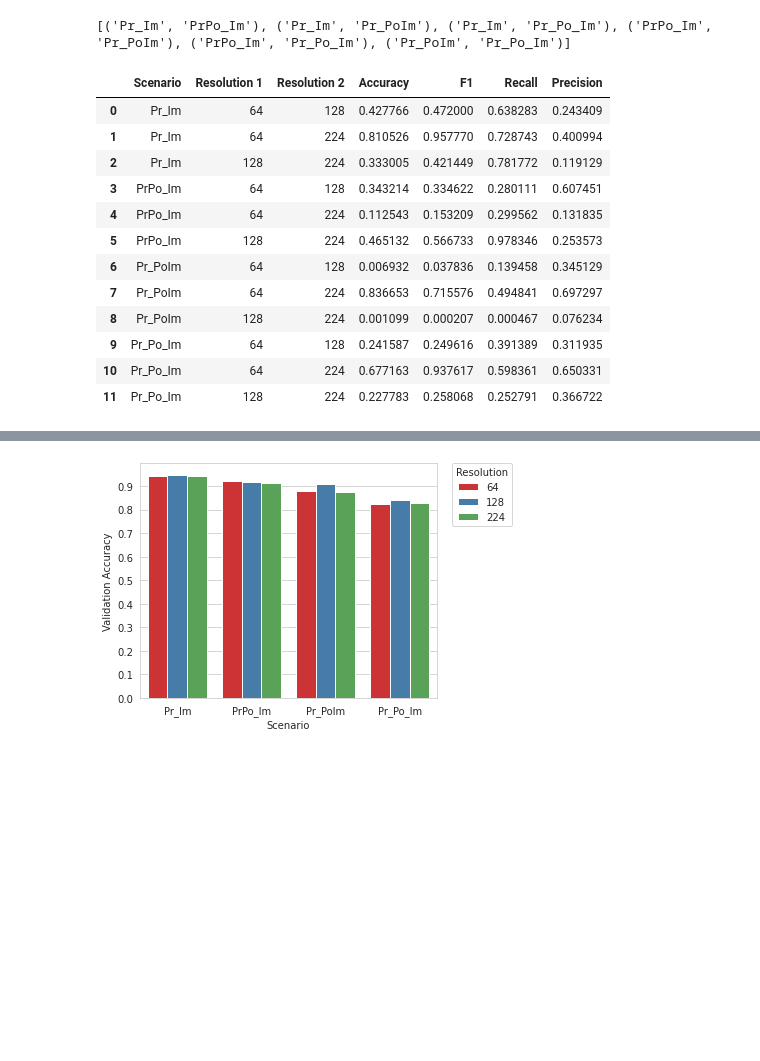
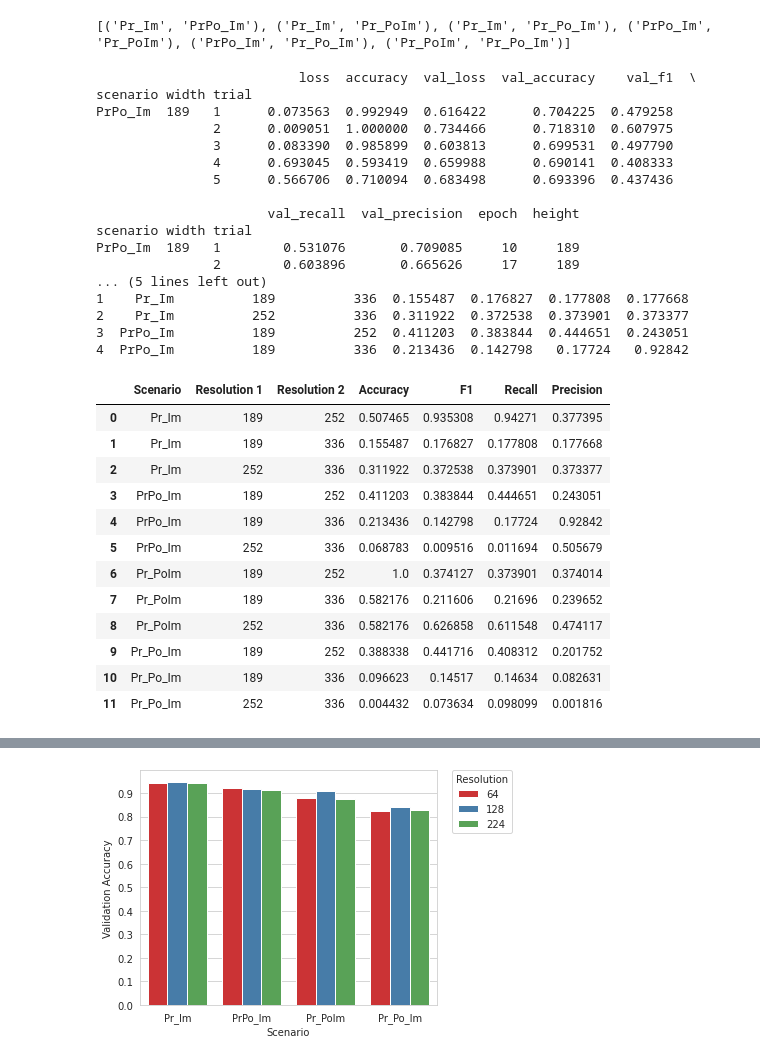
Before and after one commit to narslab/vis-inference, a Jupyter notebook: bin/jupyter/sensitivity-analysis.ipynb, the cells around one changed output, grey strips where cells are left out. Saved outputs shown, nothing was run; the diff lists cells and outputs as text; code cells hidden in the pictures; blank space fills up the shorter version.

```diff
--- a/bin/jupyter/sensitivity-analysis.ipynb
+++ b/bin/jupyter/sensitivity-analysis.ipynb
@@ -12,21 +12,23 @@ import matplotlib.ticker as tkr
 from itertools import combinations
 from scipy.stats import ttest_ind, f_oneway # for independent t-test
 # %%
-SENSITIVITY_RESULTS_DIR = '../../results/sensitivity-tests-02272021'
+SENSITIVITY_RESULTS_DIR = '../../results/sensitivity-tests-07272021' #'../../results/sensitivity-tests-02272021'
 SCENARIO_LIST = ["Pr_Im", "PrPo_Im", "Pr_PoIm", "Pr_Po_Im"]
+IMAGE_WIDTH_LIST = [189, 252, 336]
 # %%
 def getPerformanceDataFrame():
     result_file_list = getListOfFiles(SENSITIVITY_RESULTS_DIR)
     df = pd.DataFrame()
     for filename in result_file_list:
-        if "scenario_resolution_" in filename:
+        if "scenario-resolution-" in filename:
             performance_dict = json.load(open(filename))
             performance_df = pd.DataFrame(performance_dict["metrics"])
             performance_df['epoch'] = performance_df.index + 1
-            performance_df["resolution"] = performance_dict["image_size"]
+            performance_df["width"] = performance_dict["image_width"]
+            performance_df["height"] = performance_dict["image_height"]
             performance_df["scenario"] = performance_dict["scenario"]
             #performance_df["best_val_accuracy"] = performance_dict["best_val_accuracy"]
-            performance_df["trial"] = int(filename.split("_")[-1].split(".")[0])
+            performance_df["trial"] = int(filename.split("-")[-1].split(".")[0])
             df = df.append(performance_df, ignore_index=True)
     return(df)
 # %%
@@ -72,35 +90,53 @@ dpmax = dpagg.iloc[:,3:7]
 # %%
 def resolutionPerformanceComparisonStats():
     dp = getPerformanceDataFrame()
-    df = dp.loc[dp.groupby(['scenario','resolution','trial'])['val_accuracy'].idxmax()]
-    dpagg = df.set_index(['scenario','resolution','trial'])
+    df = dp.loc[dp.groupby(['scenario','width','trial'])['val_accuracy'].idxmax()]
+    dpagg = df.set_index(['scenario','width','trial'])
+    print(dpagg.head())
     dpmax = dpagg.iloc[:,3:7]
     dstats = pd.DataFrame(columns= ['Scenario', 'Resolution 1', 'Resolution 2',  'Accuracy', 'F1', 'Recall', 'Precision'])
     rowcounter = 0
-    #print(dstats)
-    for i in ["Pr_Im", "PrPo_Im", "Pr_PoIm", "Pr_Po_Im"]:
-        for j in combinations([64, 128, 224], 2):
+    for i in SCENARIO_LIST:
+        for j in combinations(IMAGE_WIDTH_LIST, 2):
             dstats.loc[rowcounter, ['Scenario', 'Resolution 1', 'Resolution 2'] ] = (i, j[0], j[1])
             tstats, pvals = ttest_ind(dpmax.loc[(i, j[0])], dpmax.loc[(i, j[1])], equal_var=False)
             dstats.loc[rowcounter, ['Accuracy', 'F1', 'Recall', 'Precision']] = pvals
             rowcounter += 1
     dstats.to_csv('../../results/resolution-performance-comparison-stats.csv', index=False)
+    print(dstats.head())
     return dstats
 resolutionPerformanceComparisonStats()
 # %% [output]
+                          loss  accuracy  val_loss  val_accuracy    val_f1  \
+scenario width trial
+PrPo_Im  189   1      0.073563  0.992949  0.616422      0.704225  0.479258
+               2      0.009051  1.000000  0.734466      0.718310  0.607975
+               3      0.083390  0.985899  0.603813      0.699531  0.497790
+               4      0.693045  0.593419  0.659988      0.690141  0.408333
+               5      0.566706  0.710094  0.683498      0.693396  0.437436
+
+                      val_recall  val_precision  epoch  height
+scenario width trial
+PrPo_Im  189   1        0.531076       0.709085     10     189
+               2        0.603896       0.665626     17     189
+... (5 lines left out)
+1    Pr_Im          189          336  0.155487  0.176827  0.177808  0.177668
+2    Pr_Im          252          336  0.311922  0.372538  0.373901  0.373377
+3  PrPo_Im          189          252  0.411203  0.383844  0.444651  0.243051
+4  PrPo_Im          189          336  0.213436  0.142798   0.17724   0.92842
 |  | Scenario | Resolution 1 | Resolution 2 | Accuracy | F1 | Recall | Precision |
-| 0 | Pr_Im | 64 | 128 | 0.427766 | 0.472000 | 0.638283 | 0.243409 |
-| 1 | Pr_Im | 64 | 224 | 0.810526 | 0.957770 | 0.728743 | 0.400994 |
-| 2 | Pr_Im | 128 | 224 | 0.333005 | 0.421449 | 0.781772 | 0.119129 |
-| 3 | PrPo_Im | 64 | 128 | 0.343214 | 0.334622 | 0.280111 | 0.607451 |
-| 4 | PrPo_Im | 64 | 224 | 0.112543 | 0.153209 | 0.299562 | 0.131835 |
-| 5 | PrPo_Im | 128 | 224 | 0.465132 | 0.566733 | 0.978346 | 0.253573 |
-| 6 | Pr_PoIm | 64 | 128 | 0.006932 | 0.037836 | 0.139458 | 0.345129 |
-| 7 | Pr_PoIm | 64 | 224 | 0.836653 | 0.715576 | 0.494841 | 0.697297 |
-| 8 | Pr_PoIm | 128 | 224 | 0.001099 | 0.000207 | 0.000467 | 0.076234 |
-| 9 | Pr_Po_Im | 64 | 128 | 0.241587 | 0.249616 | 0.391389 | 0.311935 |
-| 10 | Pr_Po_Im | 64 | 224 | 0.677163 | 0.937617 | 0.598361 | 0.650331 |
-| 11 | Pr_Po_Im | 128 | 224 | 0.227783 | 0.258068 | 0.252791 | 0.366722 |
+| 0 | Pr_Im | 189 | 252 | 0.507465 | 0.935308 | 0.94271 | 0.377395 |
+| 1 | Pr_Im | 189 | 336 | 0.155487 | 0.176827 | 0.177808 | 0.177668 |
+| 2 | Pr_Im | 252 | 336 | 0.311922 | 0.372538 | 0.373901 | 0.373377 |
+| 3 | PrPo_Im | 189 | 252 | 0.411203 | 0.383844 | 0.444651 | 0.243051 |
+| 4 | PrPo_Im | 189 | 336 | 0.213436 | 0.142798 | 0.17724 | 0.92842 |
+| 5 | PrPo_Im | 252 | 336 | 0.068783 | 0.009516 | 0.011694 | 0.505679 |
+| 6 | Pr_PoIm | 189 | 252 | 1.0 | 0.374127 | 0.373901 | 0.374014 |
+| 7 | Pr_PoIm | 189 | 336 | 0.582176 | 0.211606 | 0.21696 | 0.239652 |
+| 8 | Pr_PoIm | 252 | 336 | 0.582176 | 0.626858 | 0.611548 | 0.474117 |
+| 9 | Pr_Po_Im | 189 | 252 | 0.388338 | 0.441716 | 0.408312 | 0.201752 |
+| 10 | Pr_Po_Im | 189 | 336 | 0.096623 | 0.14517 | 0.14634 | 0.082631 |
+| 11 | Pr_Po_Im | 252 | 336 | 0.004432 | 0.073634 | 0.098099 | 0.001816 |
 # %%
 def scenarioPerformanceComparisonStats():
     dp = getPerformanceDataFrame()
```
Also changed, not shown: parts of 9 cells of this notebook, 5 other files.
